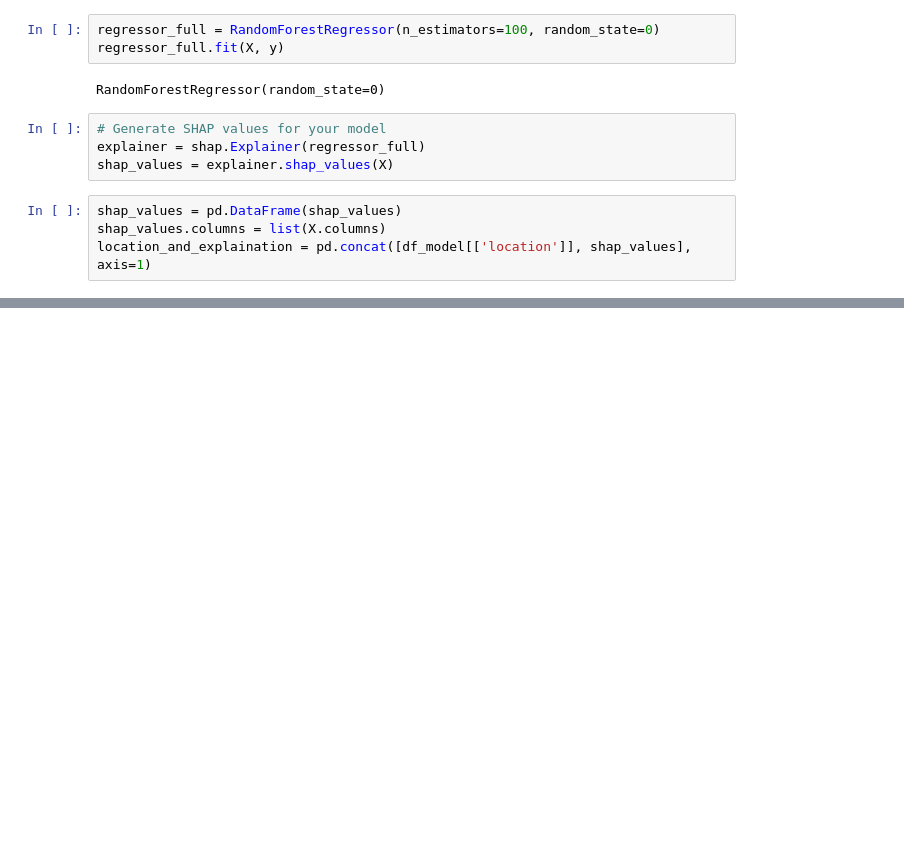
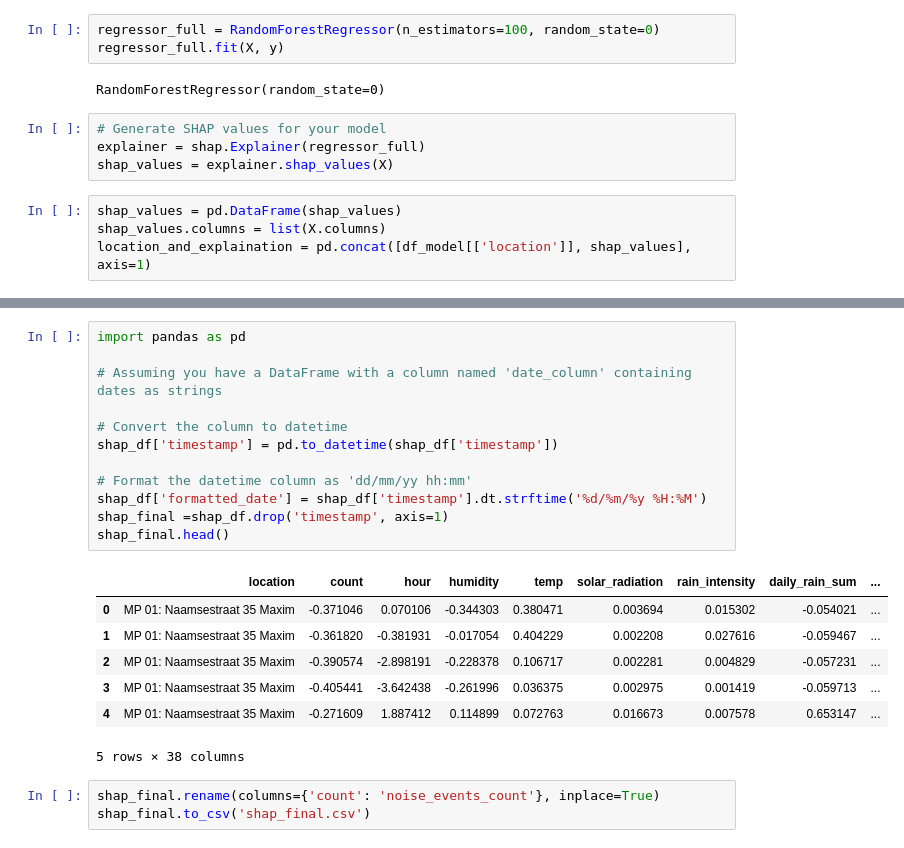
Before and after one commit to ngthien23/KUL-MDA, a Jupyter notebook: WentingJiang/Add_explainability.ipynb, the cells around one changed output, grey strips where cells are left out. Drawn from its saved outputs; the diff is of its cells as text; blank space fills up the shorter version.

```diff
--- a/WentingJiang/Add_explainability.ipynb
+++ b/WentingJiang/Add_explainability.ipynb
@@ -104,0 +139,23 @@ location_and_explaination.head()
+# %%
+import pandas as pd
+
+# Assuming you have a DataFrame with a column named 'date_column' containing dates as strings
+
+# Convert the column to datetime
+shap_df['timestamp'] = pd.to_datetime(shap_df['timestamp'])
+
+# Format the datetime column as 'dd/mm/yy hh:mm'
+shap_df['formatted_date'] = shap_df['timestamp'].dt.strftime('%d/%m/%y %H:%M')
+shap_final =shap_df.drop('timestamp', axis=1)
+shap_final.head()
+# %% [output]
+|  | location | count | hour | humidity | temp | solar_radiation | rain_intensity | daily_rain_sum | ... |
+| 0 | MP 01: Naamsestraat 35 Maxim | -0.371046 | 0.070106 | -0.344303 | 0.380471 | 0.003694 | 0.015302 | -0.054021 | ... |
+| 1 | MP 01: Naamsestraat 35 Maxim | -0.361820 | -0.381931 | -0.017054 | 0.404229 | 0.002208 | 0.027616 | -0.059467 | ... |
+| 2 | MP 01: Naamsestraat 35 Maxim | -0.390574 | -2.898191 | -0.228378 | 0.106717 | 0.002281 | 0.004829 | -0.057231 | ... |
+| 3 | MP 01: Naamsestraat 35 Maxim | -0.405441 | -3.642438 | -0.261996 | 0.036375 | 0.002975 | 0.001419 | -0.059713 | ... |
+| 4 | MP 01: Naamsestraat 35 Maxim | -0.271609 | 1.887412 | 0.114899 | 0.072763 | 0.016673 | 0.007578 | 0.653147 | ... |
+5 rows × 38 columns
+# %%
+shap_final.rename(columns={'count': 'noise_events_count'}, inplace=True)
+shap_final.to_csv('shap_final.csv')
```
Also changed, not shown: parts of 13 cells of this notebook, 16 other files.
